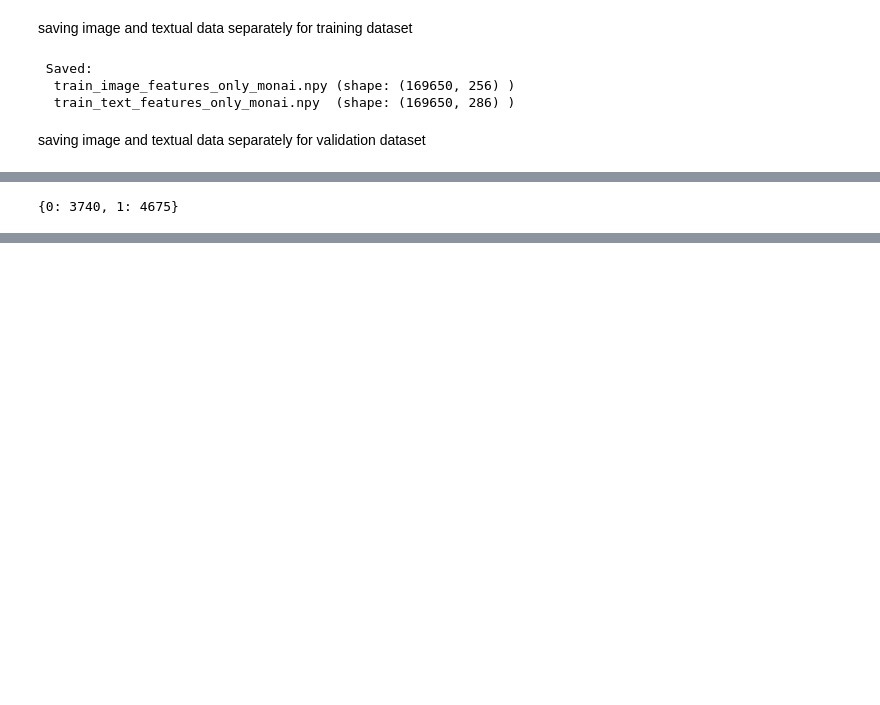
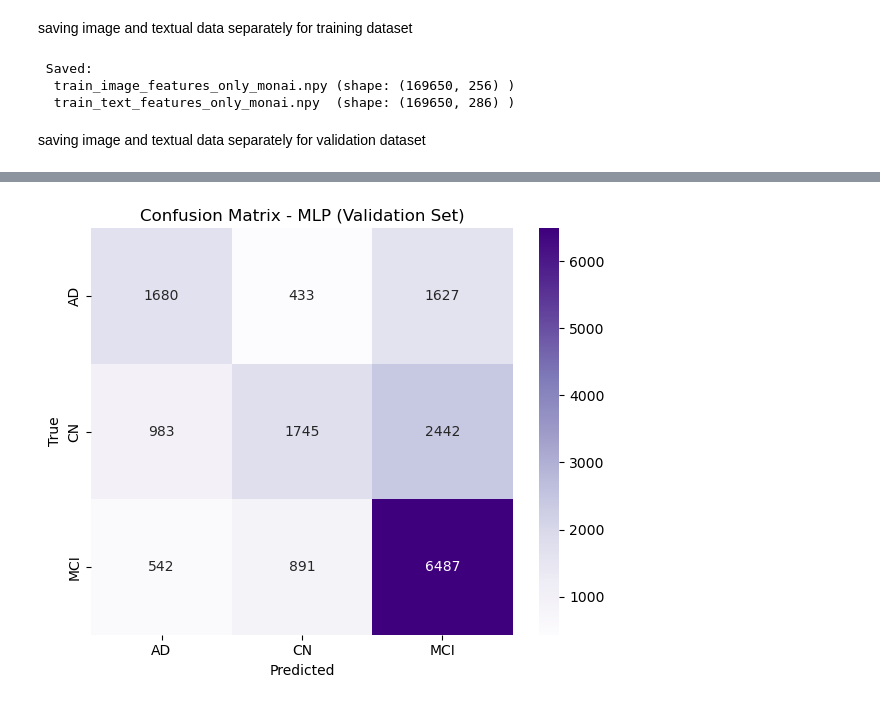
Before and after one commit to fatima-tuz-zahra-123/Neurological_disease_detection, a Jupyter notebook: newer_code.ipynb, the cells around one changed output, grey strips where cells are left out. Drawn from its saved outputs; the diff is of its cells as text; code cells hidden in the pictures; blank space fills up the shorter version.

```diff
--- a/newer_code.ipynb
+++ b/newer_code.ipynb
@@ -427,3 +434,9 @@ Processing chunk 9/10
 Processing chunk 10/10
 Text(0, 0.5, 'Importance')
 [figure]
+# %%
+x = np.load("X_train_reduced_monai.npy")
+x2 = np.load("X_val_reduced_monai.npy")
+
+print(x.shape)
+print(x2.shape)
@@ -773,16 +965,11 @@ print("  val_text_features_only_monai.npy  (shape:", text_features.shape, ")")
-# %%
-unique, counts = np.unique(y, return_counts=True)
-print(dict(zip(unique, counts)))
-# %% [output]
-{0: 3740, 1: 4675}
 # %%
 import torch.nn as nn
 
 class MLPWithDropout(nn.Module):
-    def __init__(self):
+    def __init__(self, input_dim):
         super(MLPWithDropout, self).__init__()
         self.net = nn.Sequential(
-            nn.Linear(1024, 512),   # input size must match your fused feature size (e.g., 1024 if CLIP image+text)
+            nn.Linear(input_dim, 512),   # input size must match your fused feature size (e.g., 1024 if CLIP image+text)
             nn.ReLU(),
             nn.Dropout(0.4),
             nn.Linear(512, 256),
@@ -790,7 +977,6 @@ class MLPWithDropout(nn.Module):
             nn.Dropout(0.3),
             nn.Linear(256, 3)       # 3 output classes (AD, CN, MCI)
         )
-
     def forward(self, x):
         return self.net(x)
 # %%
@@ -798,9 +984,6 @@ from sklearn.metrics import accuracy_score, classification_report, confusion_mat
 import matplotlib.pyplot as plt
 import numpy as np
 import seaborn as sns
-from imblearn.over_sampling import RandomOverSampler
-from sklearn.ensemble import RandomForestClassifier
-from xgboost import XGBClassifier
 import torch.nn as nn
 from sklearn.utils.class_weight import compute_sample_weight
 from imblearn.over_sampling import SMOTE
@@ -809,10 +992,10 @@ from torch.utils.data import DataLoader, TensorDataset
 from sklearn.preprocessing import StandardScaler
 
 # Load data
-X_train = np.load("train_fused_features_clean.npy")
-y_train = np.load("train_fused_labels_clean.npy")
-X_val = np.load("val_fused_features_clean.npy")
-y_val = np.load("val_fused_labels_clean.npy")
+X_train = np.load("train_fused_features_clean_monai.npy")
+y_train = np.load("train_fused_labels_clean_monai.npy")
+X_val = np.load("val_fused_features_clean_monai.npy")
+y_val = np.load("val_fused_labels_clean_monai.npy")
 
 # Optional: if your MLP has 1024 input, pad image/text features accordingly
 # assert X_train.shape[1] == 1024
@@ -839,8 +1022,8 @@ train_loader = DataLoader(train_dataset, batch_size=128, shuffle=True)
 val_loader = DataLoader(val_dataset, batch_size=128)
 
 
-
-model = MLPWithDropout().to("cuda" if torch.cuda.is_available() else "cpu")
+input_dim = X_train.shape[1]
+model = MLPWithDropout(input_dim).to("cuda" if torch.cuda.is_available() else "cpu")
 criterion = nn.CrossEntropyLoss()
 optimizer = torch.optim.Adam(model.parameters(), lr=1e-4)
 
@@ -848,10 +1031,17 @@ num_epochs = 10
 device = "cuda" if torch.cuda.is_available() else "cpu"
 
 
+train_losses = []
+val_losses = []
+best_val_loss = float("inf")
+early_stop_epoch = -1
+patience = 5
+epochs_no_improve = 0
+best_model_state = None
+
 for epoch in range(num_epochs):
     model.train()
-    total_loss = 0
-
+    total_train_loss = 0.0
     for xb, yb in train_loader:
         xb, yb = xb.to(device), yb.to(device)
         optimizer.zero_grad()
@@ -859,12 +1049,38 @@ for epoch in range(num_epochs):
         loss = criterion(preds, yb)
         loss.backward()
         optimizer.step()
-        total_loss += loss.item()
+        total_train_loss += loss.item()
 
-    print(f"Epoch {epoch+1}/{num_epochs}, Loss: {total_loss/len(train_loader):.4f}")
+    avg_train_loss = total_train_loss / len(train_loader)
+    train_losses.append(avg_train_loss)
 
-# ros = RandomOverSampler(random_state=42)
-# X_train_resampled, y_train_resampled = ros.fit_resample(X_train, y_train)
+    # Validation loss
+    model.eval()
+    total_val_loss = 0.0
+    with torch.no_grad():
+        for xb, yb in val_loader:
+            xb, yb = xb.to(device), yb.to(device)
+            out = model(xb)
+            loss = criterion(out, yb)
+            total_val_loss += loss.item()
+
+    avg_val_loss = total_val_loss / len(val_loader)
+    val_losses.append(avg_val_loss)
+
+    print(f"Epoch {epoch+1}/{num_epochs}, Train Loss: {avg_train_loss:.4f}, Val Loss: {avg_val_loss:.4f}")
+
+    # Early stopping logic
+    if avg_val_loss < best_val_loss:
+        best_val_loss = avg_val_loss
+        epochs_no_improve = 0
+        early_stop_epoch = epoch
+        best_model_state = model.state_dict()
+    else:
+        epochs_no_improve += 1
+        if epochs_no_improve >= patience:
+            print(f"⏹️ Early stopping at epoch {epoch+1}")
+            break
+
 import gc
 gc.collect()
 torch.cuda.empty_cache()
@@ -913,3 +1129,4 @@ plt.ylabel("True")
 plt.title("Confusion Matrix - MLP (Validation Set)")
 plt.tight_layout()
 plt.show()
+# %% [output]
@@ -915,0 +1152 @@ plt.show()
+[figure, added]
```
Also changed, not shown: parts of 30 cells of this notebook.
